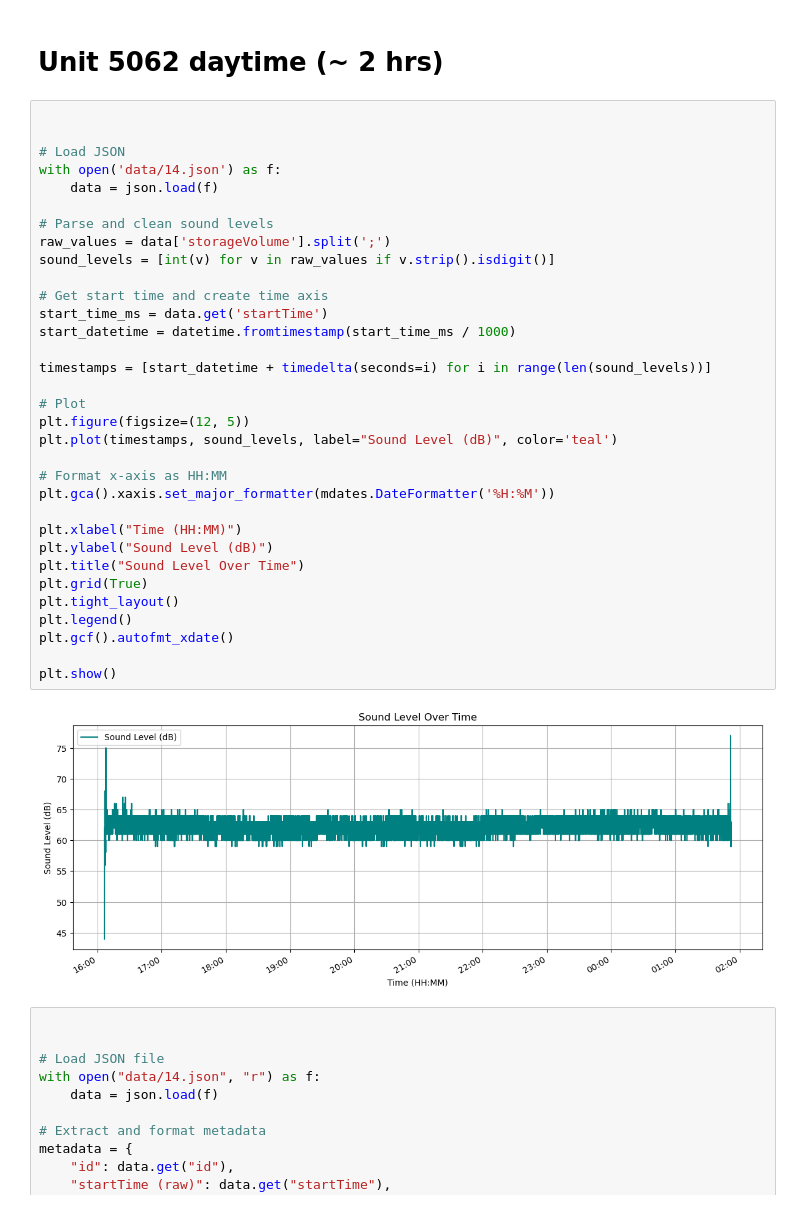
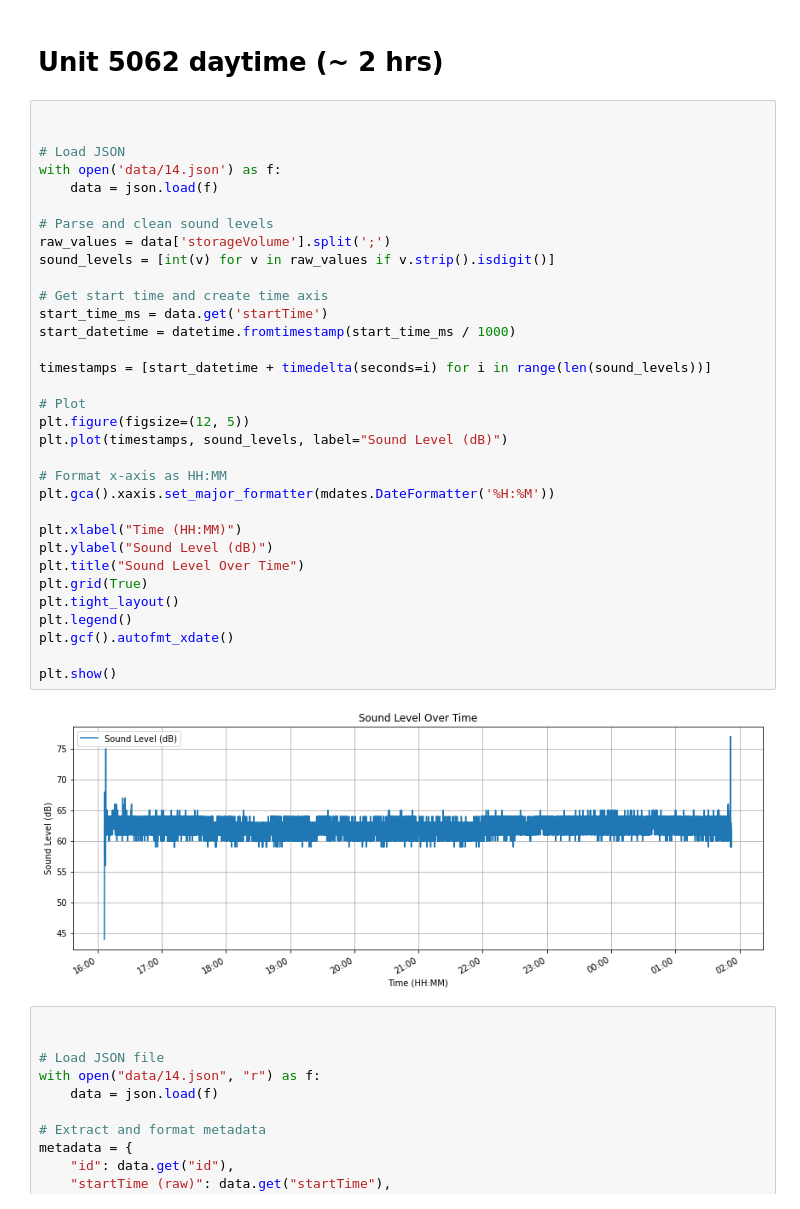
Before and after one commit to EnricoBorriello/Noise-Measurements, a Jupyter notebook: plots.ipynb, the cells around one changed output. Saved outputs shown, nothing was run; the diff lists cells and outputs as text.

```diff
--- a/plots.ipynb
+++ b/plots.ipynb
@@ -163,35 +204,35 @@ num_marks: 6
 # Load JSON
 with open('data/14.json') as f:
     data = json.load(f)
 
 # Parse and clean sound levels
 raw_values = data['storageVolume'].split(';')
 sound_levels = [int(v) for v in raw_values if v.strip().isdigit()]
 
 # Get start time and create time axis
 start_time_ms = data.get('startTime')
 start_datetime = datetime.fromtimestamp(start_time_ms / 1000)
 
 timestamps = [start_datetime + timedelta(seconds=i) for i in range(len(sound_levels))]
 
 # Plot
 plt.figure(figsize=(12, 5))
-plt.plot(timestamps, sound_levels, label="Sound Level (dB)", color='teal')
+plt.plot(timestamps, sound_levels, label="Sound Level (dB)")
 
 # Format x-axis as HH:MM
 plt.gca().xaxis.set_major_formatter(mdates.DateFormatter('%H:%M'))
 
 plt.xlabel("Time (HH:MM)")
 plt.ylabel("Sound Level (dB)")
 plt.title("Sound Level Over Time")
 plt.grid(True)
 plt.tight_layout()
 plt.legend()
 plt.gcf().autofmt_xdate()
 
 plt.show()
 # %% [output]
-[figure, old version]
+[figure, new version]
 # %%
 
 
```
Also changed, not shown: parts of 13 cells of this notebook, 3 other files.
